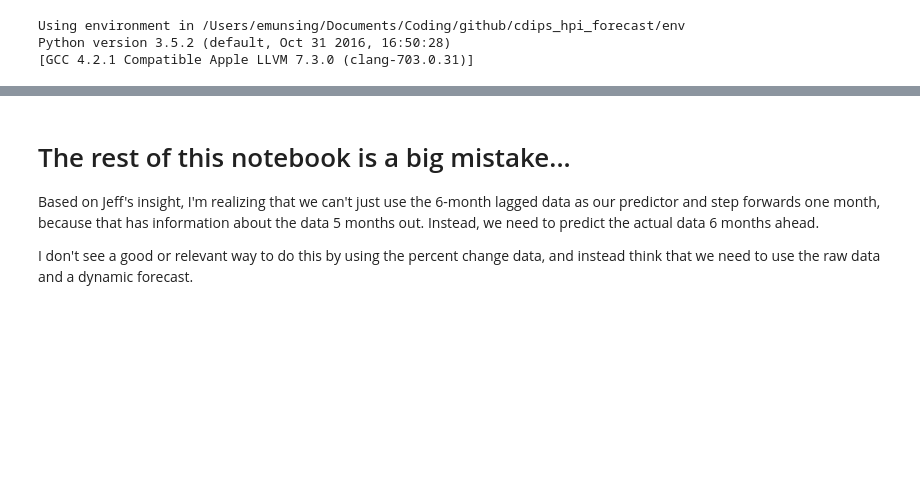
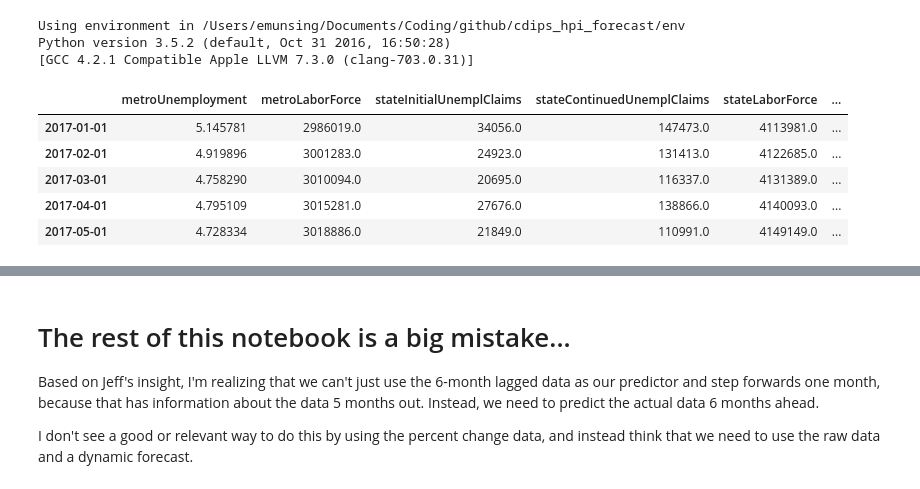
Before and after one commit to kkwteh/cdips_hpi_forecast, a Jupyter notebook: SARIMAX_testing.ipynb, the cells around one changed output, grey strips where cells are left out. Saved outputs shown, nothing was run; the diff lists cells and outputs as text; code cells hidden in the pictures; blank space fills up the shorter version.

```diff
--- a/SARIMAX_testing.ipynb
+++ b/SARIMAX_testing.ipynb
@@ -64,3 +64,12 @@ def getRMSE(x,y):
 import pickle
 metroMonthly = pickle.load(open('Data/Summary/metroMonthly.pkl','rb'))
 nationalMonthly = pickle.load(open('Data/Summary/nationalMonthly.pkl','rb'))
+# %%
+metroMonthly['Atlanta'].tail()
+# %% [output]
+|  | metroUnemployment | metroLaborForce | stateInitialUnemplClaims | stateContinuedUnemplClaims | stateLaborForce | ... |
+| 2017-01-01 | 5.145781 | 2986019.0 | 34056.0 | 147473.0 | 4113981.0 | ... |
+| 2017-02-01 | 4.919896 | 3001283.0 | 24923.0 | 131413.0 | 4122685.0 | ... |
+| 2017-03-01 | 4.758290 | 3010094.0 | 20695.0 | 116337.0 | 4131389.0 | ... |
+| 2017-04-01 | 4.795109 | 3015281.0 | 27676.0 | 138866.0 | 4140093.0 | ... |
+| 2017-05-01 | 4.728334 | 3018886.0 | 21849.0 | 110991.0 | 4149149.0 | ... |
```
Also changed, not shown: parts of 3 cells of this notebook.
